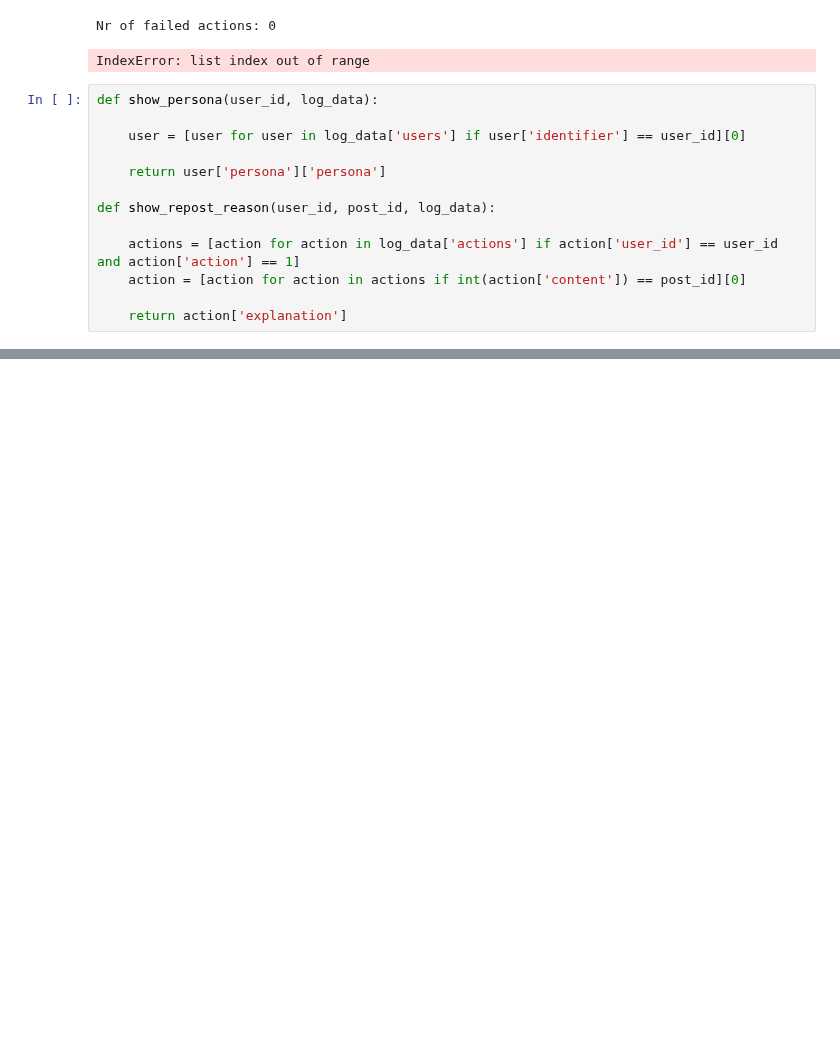
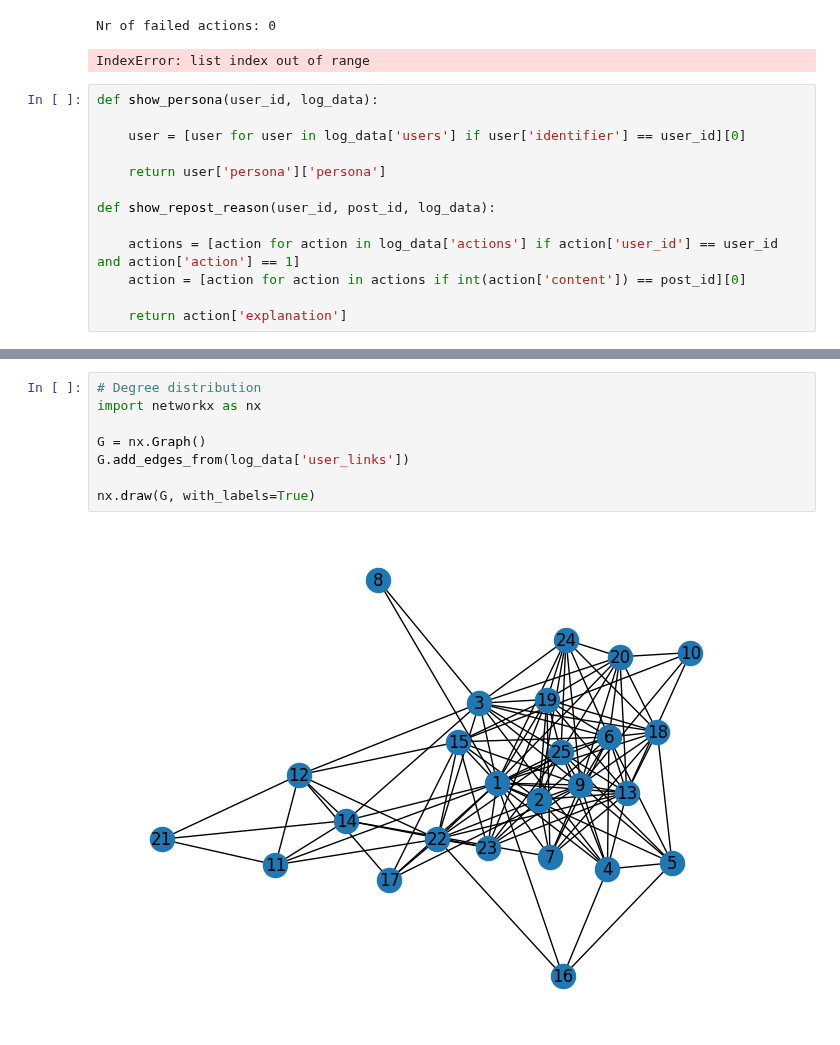
Before and after one commit to maiklarooij/MasterProject, a Jupyter notebook: analysis/analyse_log.ipynb, the cells around one changed output, grey strips where cells are left out. Cells and saved outputs as stored; diff of their text form; blank space fills up the shorter version.

```diff
--- a/analysis/analyse_log.ipynb
+++ b/analysis/analyse_log.ipynb
@@ -102,0 +120,10 @@ I chose to repost because it's a powerful message about addressing the urgent he
+# %%
+# Degree distribution
+import networkx as nx
+
+G = nx.Graph()
+G.add_edges_from(log_data['user_links'])
+
+nx.draw(G, with_labels=True)
+# %% [output]
+[figure, added]
```
Also changed, not shown: parts of 9 cells of this notebook, 3 other files.
